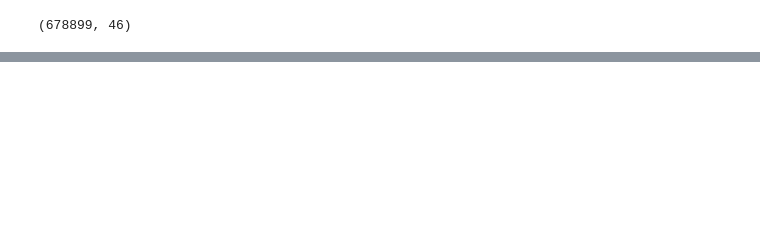
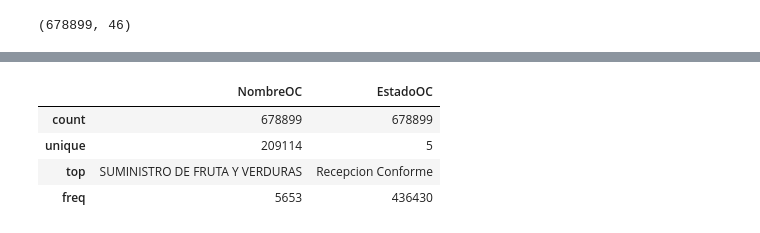
Before and after one commit to DavidNeira/InteligenciaNegocios, a Jupyter notebook: full_EDA.ipynb, the cells around one changed output, grey strips where cells are left out. Cells and saved outputs as stored; diff of their text form; code cells hidden in the pictures; blank space fills up the shorter version.

```diff
--- a/full_EDA.ipynb
+++ b/full_EDA.ipynb
@@ -38,5 +54,6 @@ df.shape
 # %%
-df.columns
 cuantitativas = ['MontoNetoOC','ImpuestosOC','DescuentosOC', 'MontoTotalOC', 'ImpuestosOC_CLP', 'MontoNetoOC_CLP', 'CantidadItem', 'MontoNetoItem', 'DescuentoItem', 'CargosItem', 'ImpuestoEspecificoItem', 'MontoTotalItem', 'MontoNetoItemCLP']
 df_cuantitativas = df[cuantitativas]
+cualitativas = ['NombreOC','EstadoOC']
+df_cualitativas = df[cualitativas]
 #pd.set_option('display.max_rows', None)
@@ -55,3 +85,11 @@ df_cuantitativas.round(0).describe().astype('int64')
+# %%
+df_cualitativas.describe()
+# %% [output]
+|  | NombreOC | EstadoOC |
+| count | 678899 | 678899 |
+| unique | 209114 | 5 |
+| top | SUMINISTRO DE FRUTA Y VERDURAS | Recepcion Conforme |
+| freq | 5653 | 436430 |
 # %%
 max_index = df['MontoNetoOC'].idxmax()
 max_record = df_cuantitativas.loc[max_index]
```
Also changed, not shown: parts of 12 cells of this notebook.
